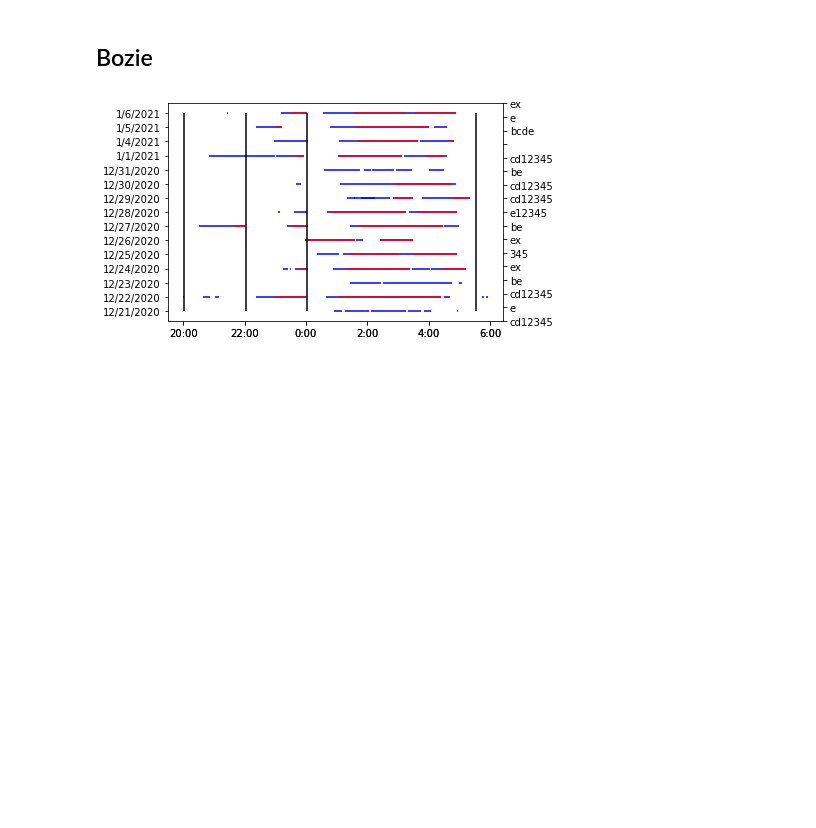
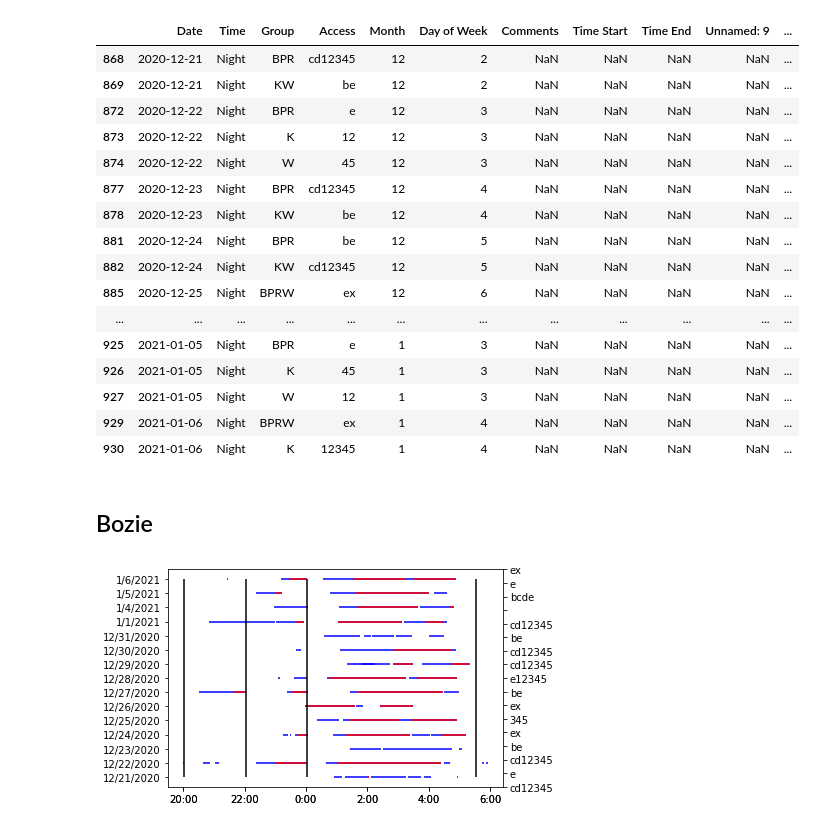
Before and after one commit to tkswanson/NZP_Elephant, a Jupyter notebook: Sleep/Sleep Analysis.ipynb, the cells around one changed output. Cells and saved outputs as stored; diff of their text form; code cells hidden in the pictures; blank space fills up the shorter version.

```diff
--- a/Sleep/Sleep Analysis.ipynb
+++ b/Sleep/Sleep Analysis.ipynb
@@ -15,6 +15,26 @@ K = pd.read_csv('Sleep_Study-Kamala.csv').dropna(axis="columns", how='all')
 W = pd.read_csv('Sleep_Study-Swarna.csv').dropna(axis="columns", how='all')
 
 Access = pd.read_excel("Daily Yard Access.xlsx", sheet_name="Yard Access")
+# %%
+Access
+# %% [output]
+|  | Date | Time | Group | Access | Month | Day of Week | Comments | Time Start | Time End | Unnamed: 9 | ... |
+| 868 | 2020-12-21 | Night | BPR | cd12345 | 12 | 2 | NaN | NaN | NaN | NaN | ... |
+| 869 | 2020-12-21 | Night | KW | be | 12 | 2 | NaN | NaN | NaN | NaN | ... |
+| 872 | 2020-12-22 | Night | BPR | e | 12 | 3 | NaN | NaN | NaN | NaN | ... |
+| 873 | 2020-12-22 | Night | K | 12 | 12 | 3 | NaN | NaN | NaN | NaN | ... |
+| 874 | 2020-12-22 | Night | W | 45 | 12 | 3 | NaN | NaN | NaN | NaN | ... |
+| 877 | 2020-12-23 | Night | BPR | cd12345 | 12 | 4 | NaN | NaN | NaN | NaN | ... |
+| 878 | 2020-12-23 | Night | KW | be | 12 | 4 | NaN | NaN | NaN | NaN | ... |
+| 881 | 2020-12-24 | Night | BPR | be | 12 | 5 | NaN | NaN | NaN | NaN | ... |
+| 882 | 2020-12-24 | Night | KW | cd12345 | 12 | 5 | NaN | NaN | NaN | NaN | ... |
+| 885 | 2020-12-25 | Night | BPRW | ex | 12 | 6 | NaN | NaN | NaN | NaN | ... |
+| ... | ... | ... | ... | ... | ... | ... | ... | ... | ... | ... | ... |
+| 925 | 2021-01-05 | Night | BPR | e | 1 | 3 | NaN | NaN | NaN | NaN | ... |
+| 926 | 2021-01-05 | Night | K | 45 | 1 | 3 | NaN | NaN | NaN | NaN | ... |
+| 927 | 2021-01-05 | Night | W | 12 | 1 | 3 | NaN | NaN | NaN | NaN | ... |
+| 929 | 2021-01-06 | Night | BPRW | ex | 1 | 4 | NaN | NaN | NaN | NaN | ... |
+| 930 | 2021-01-06 | Night | K | 12345 | 1 | 4 | NaN | NaN | NaN | NaN | ... |
 # %%
 Access = Access[Access["Time"]=="Night"]
 Access = Access[Access["Date"].isin(dates)]
```
Also changed, not shown: 6 other files.
